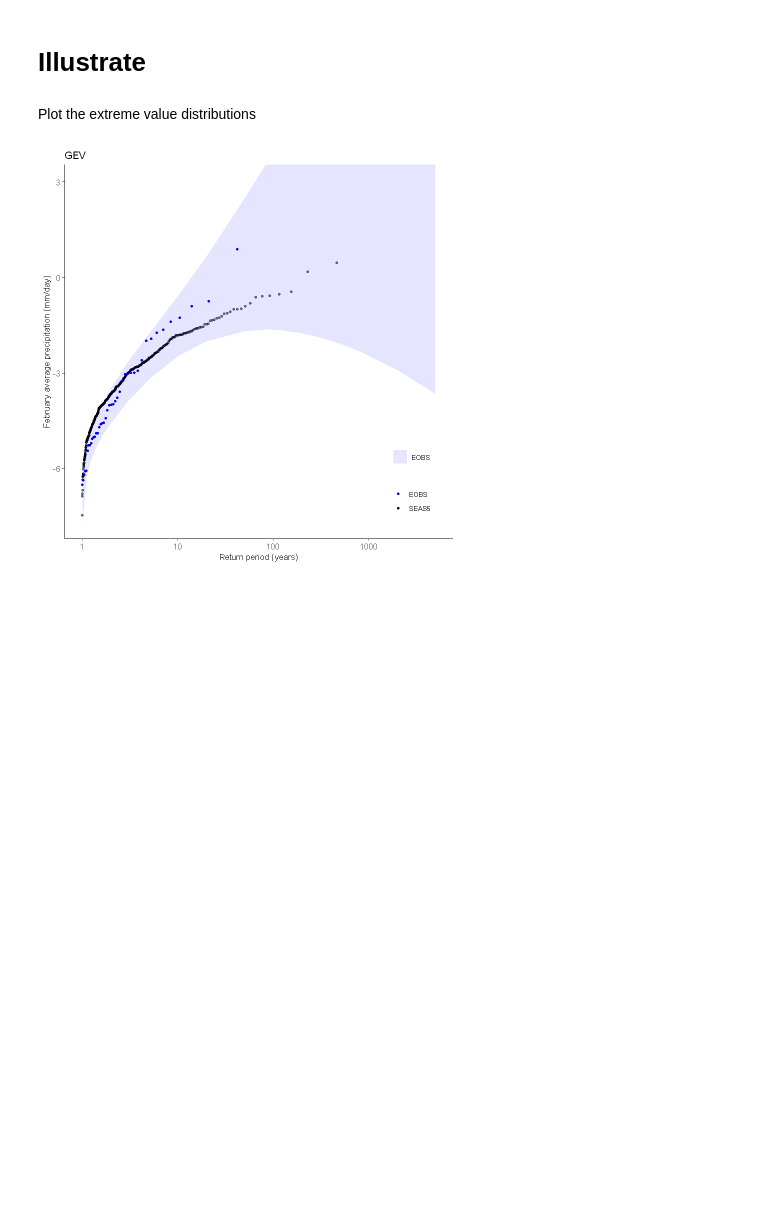
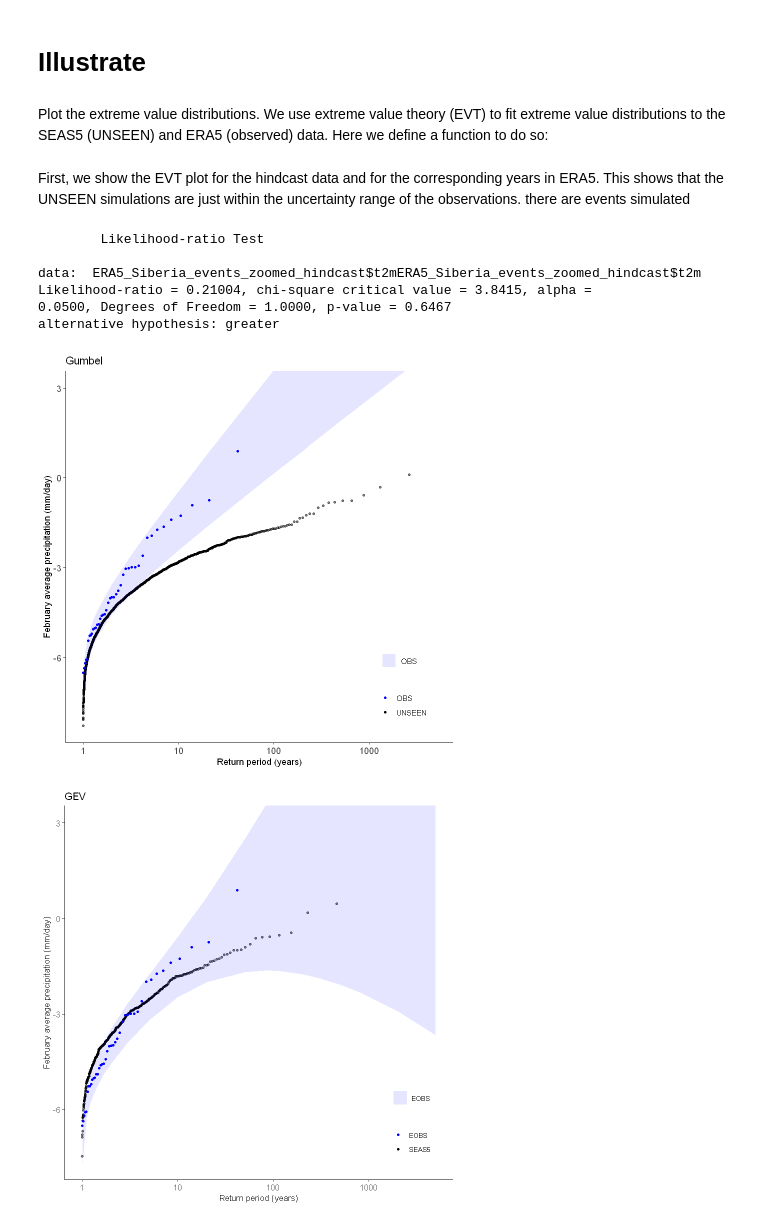
Before and after one commit to ECMWFCode4Earth/UNSEEN-open, a Jupyter notebook: doc/Notebooks/3.Evaluate/3.Evaluate.ipynb, the cells around one changed output. Drawn from its saved outputs; the diff is of its cells as text; code cells hidden in the pictures; blank space fills up the shorter version.

```diff
--- a/doc/Notebooks/3.Evaluate/3.Evaluate.ipynb
+++ b/doc/Notebooks/3.Evaluate/3.Evaluate.ipynb
@@ -245,14 +245,14 @@ fidelity_test(obs = EOBS_UK_weighted_df_hindcast$rr, ensemble = SEAS5_UK_weighte
 ?fidelity_test
 # %% [markdown]
 # Illustrate
-# %% [markdown]
-Plot the extreme value distributions
+# %% [markdown]
+Plot the extreme value distributions. We use extreme value theory (EVT) to fit extreme value distributions to the SEAS5 (UNSEEN) and ERA5 (observed) data. Here we define a function to do so:
 # %%
 library(extRemes)
 library(ggplot2)
 library(ggpubr)
 
-EVT_plot <- function(obs, ensemble, GEV_type, main, ylim = NA) {
+EVT_plot <- function(obs, ensemble, GEV_type, main, y_lab = "February average precipitation (mm/day)", ylim = NA) {
   ## We plot the GEV distribution for ERA5 and empirical data for SEAS5
   fit_obs <- fevd(
     x = obs, threshold = NULL, threshold.fun = ~1, location.fun = ~1,
@@ -281,11 +281,11 @@ EVT_plot <- function(obs, ensemble, GEV_type, main, ylim = NA) {
   datapoints_S5 <- data.frame(cbind(rp_S5, ensemble_sorted))
 
   ## And plot
-  cols <- c("SEAS5" = "black", "EOBS" = "blue") ## for  the legend
+  cols <- c("UNSEEN" = "black", "OBS     " = "blue") ## for  the legend
   ggplot(data = datapoints_S5, aes(x = rp_S5)) +
-    geom_point(aes(y = ensemble_sorted, col = "SEAS5"), alpha = 0.5, size = 1) +
-    geom_ribbon(data = GEV_obs, aes(ymin = Obs_l, ymax = Obs_h, x = rperiods, fill = "EOBS"), alpha = 0.1) +
-    geom_point(data = datapoints_obs, aes(x = rp_obs, y = obs_sorted, col = "EOBS"), size = 1) +
+    geom_point(aes(y = ensemble_sorted, col = "UNSEEN"), alpha = 0.5, size = 1) +
+    geom_ribbon(data = GEV_obs, aes(ymin = Obs_l, ymax = Obs_h, x = rperiods, fill = "OBS     "), alpha = 0.1) +
+    geom_point(data = datapoints_obs, aes(x = rp_obs, y = obs_sorted, col = "OBS     "), size = 1) +
     scale_x_continuous(trans = "log10") +
     scale_fill_manual(name = "Data", values = cols) +
     scale_colour_manual(name = NULL, values = cols) +
@@ -295,14 +295,39 @@ EVT_plot <- function(obs, ensemble, GEV_type, main, ylim = NA) {
       legend.justification = c("right", "bottom"),
       legend.box.just = "right",
       legend.title = element_blank(),
-      text = element_text(size = 10),
-      axis.text = element_text(size = 10)
+      text = element_text(size = 11),
+      axis.text = element_text(size = 11)
     ) +
-    labs(title = main, y = "February average precipitation (mm/day)", x = "Return period (years)") +
+    labs(title = main, y = y_lab, x = "Return period (years)") +
     if (is.finite(ylim)) {
       coord_cartesian(ylim = c(NA, ylim))
     }
 }
+# %% [markdown]
+First, we show the EVT plot for the hindcast data and for the corresponding years in ERA5. This shows that the UNSEEN simulations are just within the uncertainty range of the observations. there are events simulated
+# %%
+fit_obs_Gumbel <- fevd(x = ERA5_Siberia_events_zoomed_hindcast$t2m,
+                    type = "Gumbel"
+                   )
+fit_obs_GEV <- fevd(x = ERA5_Siberia_events_zoomed_hindcast$t2m,
+                    type = "GEV"
+                   )
+lr.test(fit_obs_Gumbel, fit_obs_GEV)
+
+GEV_hindcast <- EVT_plot(ensemble = SEAS5_Siberia_events_zoomed_hindcast$t2m,
+                         obs = ERA5_Siberia_events_zoomed$t2m,
+                         main = "Gumbel",
+                         GEV_type = "Gumbel",
+                         ylim = 3)
+GEV_hindcast
+# %% [output]
+        Likelihood-ratio Test
+
+data:  ERA5_Siberia_events_zoomed_hindcast$t2mERA5_Siberia_events_zoomed_hindcast$t2m
+Likelihood-ratio = 0.21004, chi-square critical value = 3.8415, alpha =
+0.0500, Degrees of Freedom = 1.0000, p-value = 0.6467
+alternative hypothesis: greater
+[figure, added]
 # %%
 GEV1 <- EVT_plot(ensemble = SEAS5_Siberia_events_zoomed_forecasts$t2m,
                  obs = ERA5_Siberia_events_zoomed$t2m,
```
